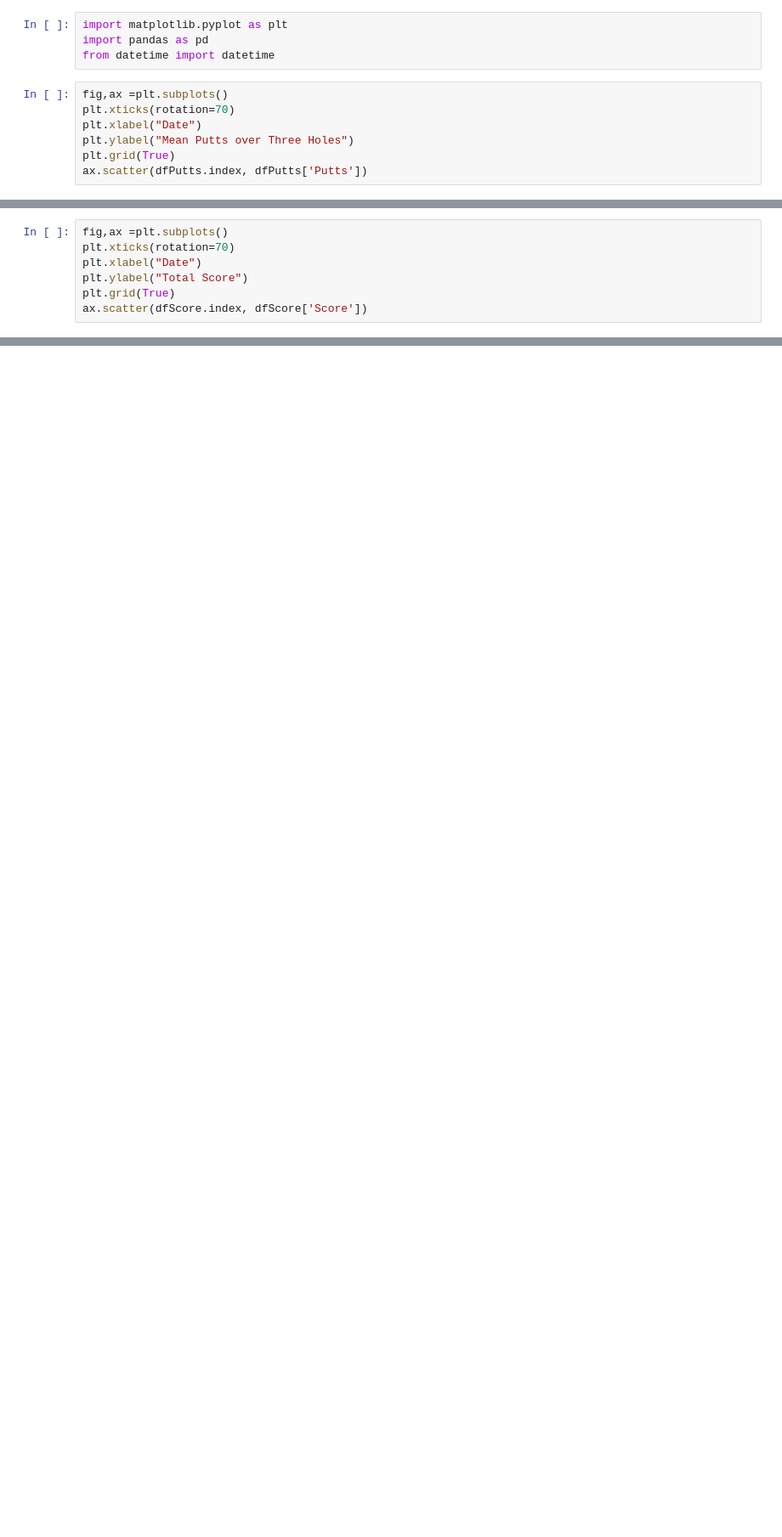
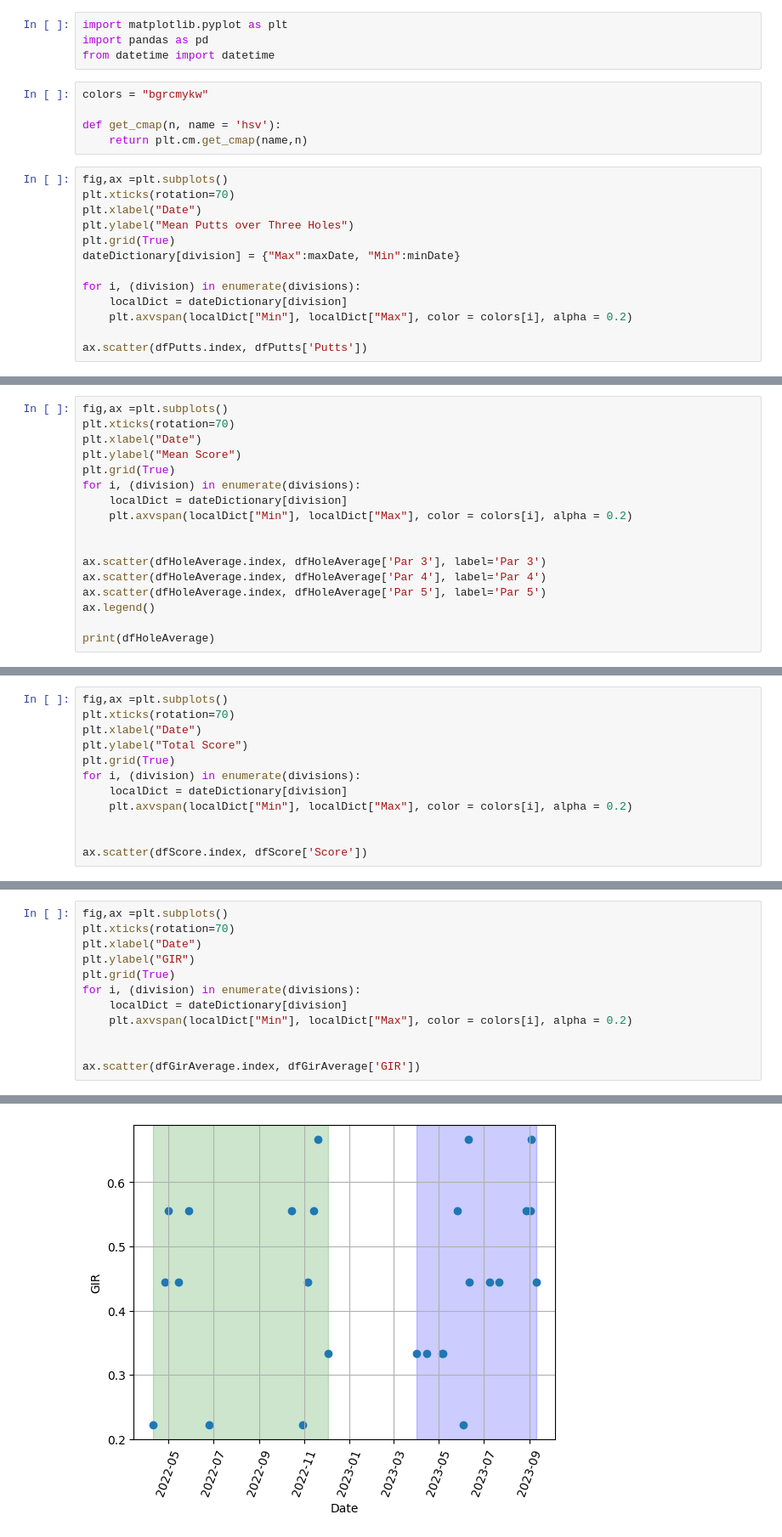
Before and after one commit to sevenstarknight/GolfStats, a Jupyter notebook: analysis.ipynb, the cells around one changed output, grey strips where cells are left out. Shown: that part at 85% size. Saved outputs shown, nothing was run; the diff lists cells and outputs as text; blank space fills up the shorter version.

```diff
--- a/analysis.ipynb
+++ b/analysis.ipynb
@@ -208,10 +237,21 @@ dfPutts = dfPutts.set_index('Dates')
 import matplotlib.pyplot as plt
 import pandas as pd
 from datetime import datetime
+# %%
+colors = "bgrcmykw"
+
+def get_cmap(n, name = 'hsv'):
+    return plt.cm.get_cmap(name,n)
 # %%
 fig,ax =plt.subplots()
 plt.xticks(rotation=70)
 plt.xlabel("Date")
 plt.ylabel("Mean Putts over Three Holes")
 plt.grid(True)
+dateDictionary[division] = {"Max":maxDate, "Min":minDate}
+
+for i, (division) in enumerate(divisions):
+    localDict = dateDictionary[division]
+    plt.axvspan(localDict["Min"], localDict["Max"], color = colors[i], alpha = 0.2)
+
 ax.scatter(dfPutts.index, dfPutts['Putts'])
@@ -217,0 +261,17 @@ ax.scatter(dfPutts.index, dfPutts['Putts'])
+# %%
+fig,ax =plt.subplots()
+plt.xticks(rotation=70)
+plt.xlabel("Date")
+plt.ylabel("Mean Score")
+plt.grid(True)
+for i, (division) in enumerate(divisions):
+    localDict = dateDictionary[division]
+    plt.axvspan(localDict["Min"], localDict["Max"], color = colors[i], alpha = 0.2)
+
+
+ax.scatter(dfHoleAverage.index, dfHoleAverage['Par 3'], label='Par 3')
+ax.scatter(dfHoleAverage.index, dfHoleAverage['Par 4'], label='Par 4')
+ax.scatter(dfHoleAverage.index, dfHoleAverage['Par 5'], label='Par 5')
+ax.legend()
+
+print(dfHoleAverage)
@@ -221,4 +300,9 @@ plt.xticks(rotation=70)
 plt.xlabel("Date")
 plt.ylabel("Total Score")
 plt.grid(True)
+for i, (division) in enumerate(divisions):
+    localDict = dateDictionary[division]
+    plt.axvspan(localDict["Min"], localDict["Max"], color = colors[i], alpha = 0.2)
+
+
 ax.scatter(dfScore.index, dfScore['Score'])
@@ -224,0 +312,13 @@ ax.scatter(dfScore.index, dfScore['Score'])
+# %%
+fig,ax =plt.subplots()
+plt.xticks(rotation=70)
+plt.xlabel("Date")
+plt.ylabel("GIR")
+plt.grid(True)
+for i, (division) in enumerate(divisions):
+    localDict = dateDictionary[division]
+    plt.axvspan(localDict["Min"], localDict["Max"], color = colors[i], alpha = 0.2)
+
+
+ax.scatter(dfGirAverage.index, dfGirAverage['GIR'])
+# %% [output]
@@ -224,0 +326 @@ ax.scatter(dfScore.index, dfScore['Score'])
+[figure, added]
```
Also changed, not shown: parts of 9 cells of this notebook.
